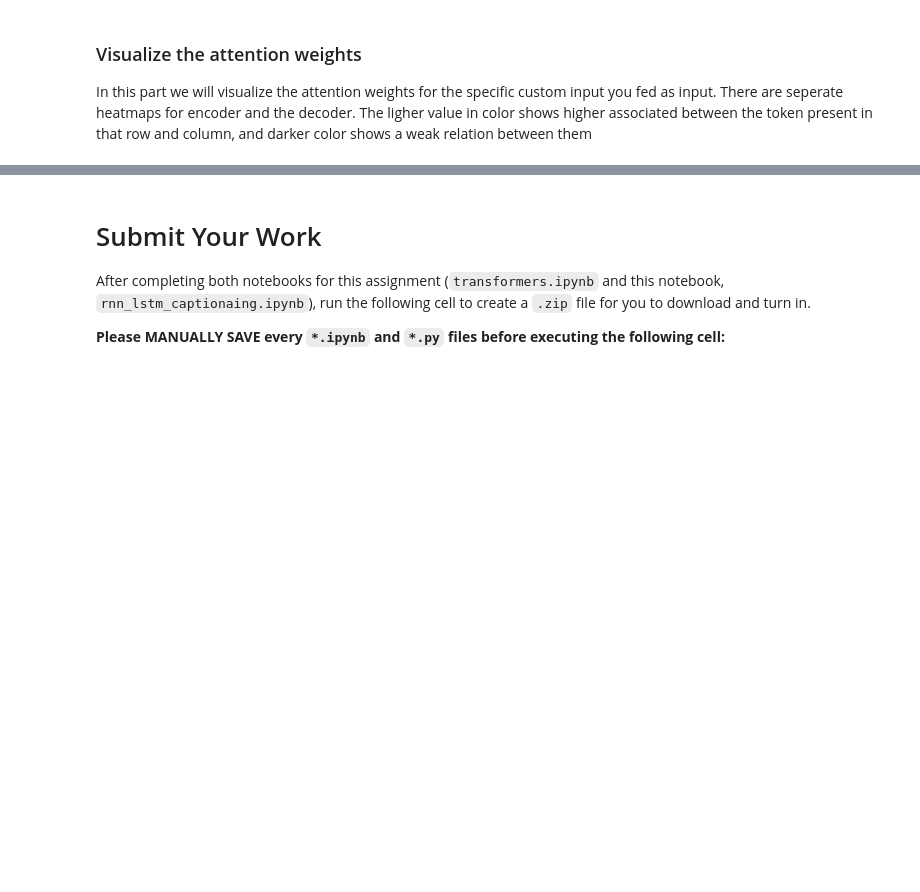
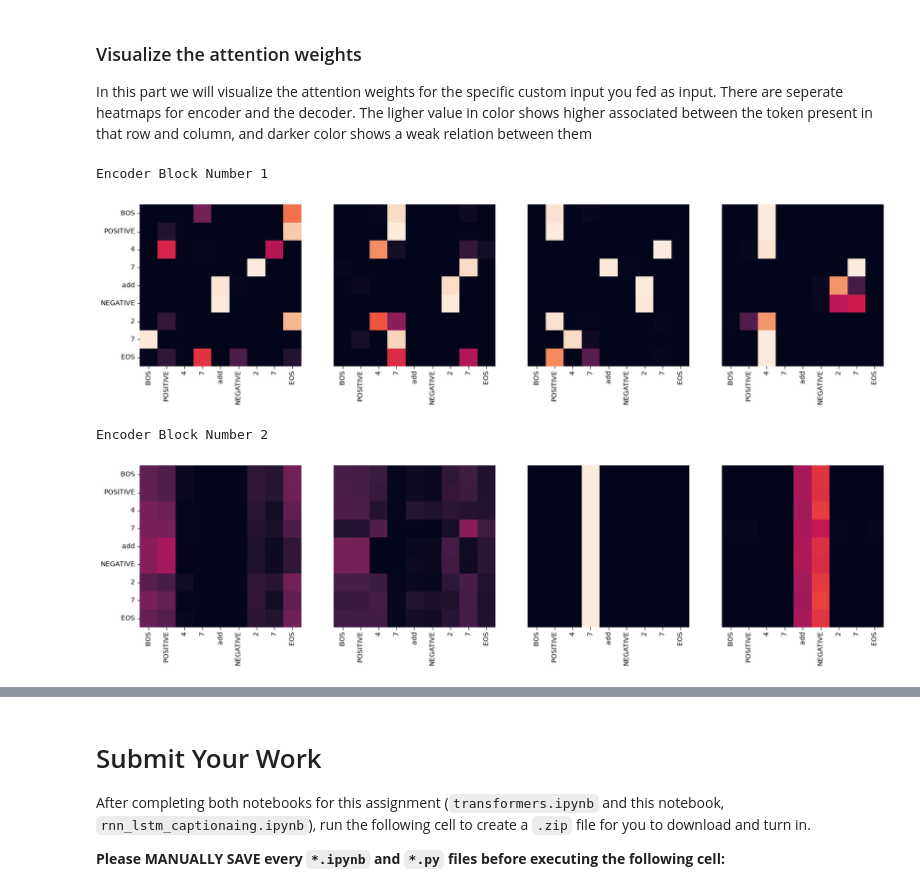
Before and after one commit to XM-71-HOPE/eecs498, a Jupyter notebook: assignments/A5/Transformers.ipynb, the cells around one changed output, grey strips where cells are left out. Cells and saved outputs as stored; diff of their text form; code cells hidden in the pictures; blank space fills up the shorter version.

```diff
--- a/assignments/A5/Transformers.ipynb
+++ b/assignments/A5/Transformers.ipynb
@@ -1250,16 +1336,16 @@ BATCH_SIZE = 256
 #You should change these!
 
 num_heads = 4
-emb_dim = 32
-dim_feedforward = 32
+emb_dim = 128
+dim_feedforward = 256
 dropout = 0.2
-num_enc_layers = 4
-num_dec_layers = 4
+num_enc_layers = 2
+num_dec_layers = 2
 vocab_len = len(vocab)
 loss_func = CrossEntropyLoss
-poss_enc = position_encoding_simple
-num_epochs = 10
-warmup_interval = None
+poss_enc = position_encoding_sinusoid
+num_epochs = 150
+warmup_interval = 50
 lr = 1e-3
 
 
@@ -1421,19 +1641,24 @@ target_exp = res.split()
 # %%
 for layer in range(num_enc_layers):
     fig, axs = plt.subplots(1, num_heads, figsize=(20, 10))
     print("Encoder Block Number", layer + 1)
     for h in range(num_heads):
         draw(
             trained_model.encoder.layers[layer]
-            .MultiHeadBlock.heads[h]
+            .mha.multiHead[h]
             .weights_softmax.data.cpu()
             .numpy()[0],
             inp_seq,
             inp_seq if h == 0 else [],
             ax=axs[h],
         )
     plt.show()
 plt.close()
+# %% [output]
+Encoder Block Number 1
+[figure, added]
+Encoder Block Number 2
+[figure, added]
 # %%
 for layer in range(num_dec_layers):
     fig, axs = plt.subplots(1, num_heads, figsize=(20, 10))
```
Also changed, not shown: parts of 32 cells of this notebook, 1 other file.
